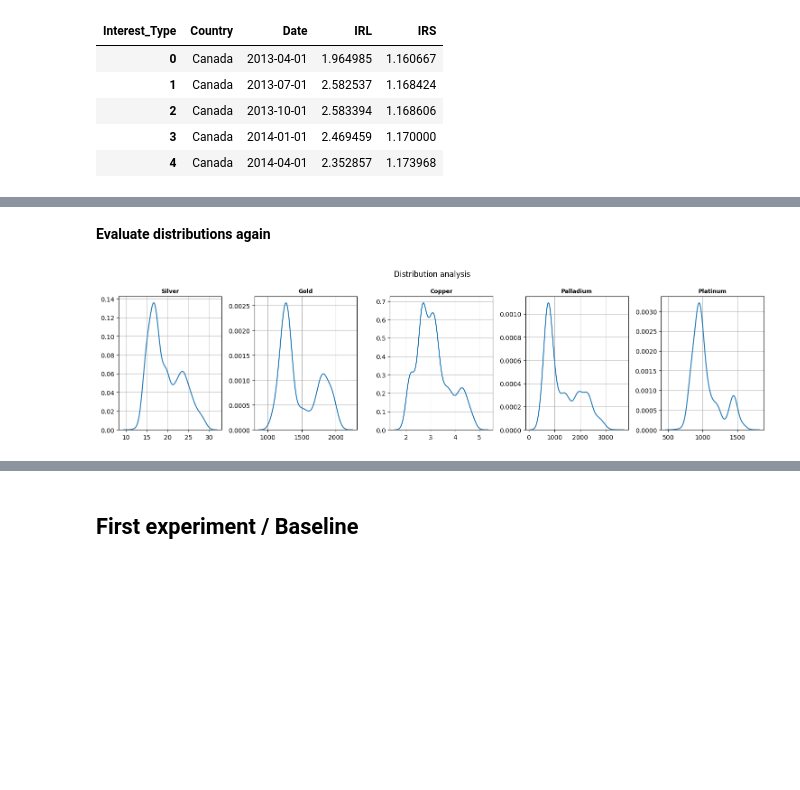
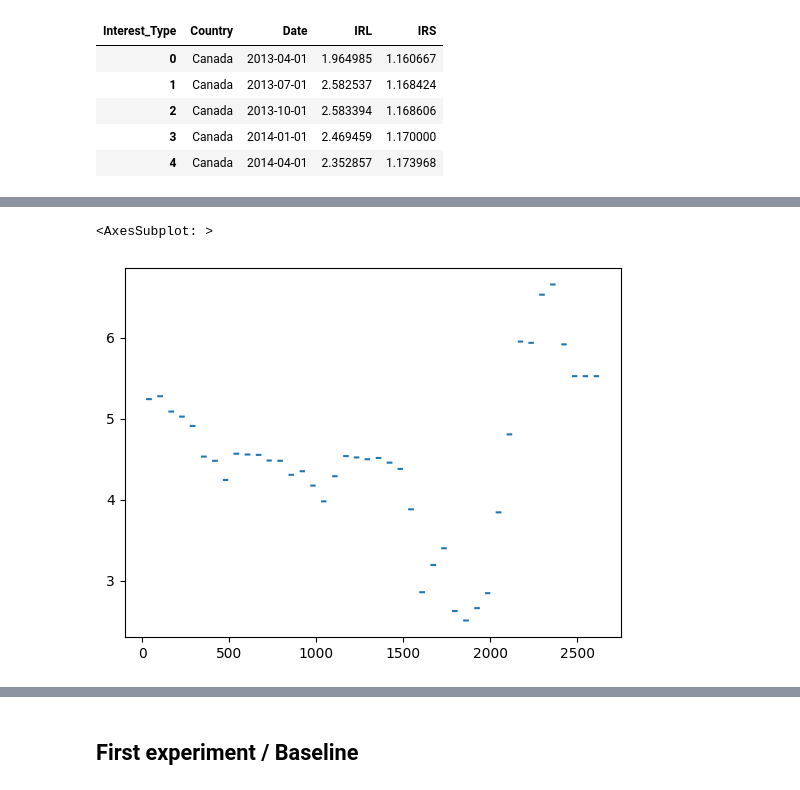
Before and after one commit to sebastiantare/silvergoldforecasting, a Jupyter notebook: Training.ipynb, the cells around one changed output, grey strips where cells are left out. Cells and saved outputs as stored; diff of their text form; code cells hidden in the pictures; blank space fills up the shorter version.

```diff
--- a/Training.ipynb
+++ b/Training.ipynb
@@ -408,18 +478,5 @@ KeyError: 'Interest'
-# %% [markdown]
-**Evaluate distributions again**
-# %%
-metals = [imputed_df_silver, imputed_df_gold, imputed_df_copper, imputed_df_palladium, imputed_df_platinum]
-metals_name = ['Silver', 'Gold', 'Copper', 'Palladium', 'Platinum']
-fig, axes = plt.subplots(1, 5, figsize = (15,4))
-
-for i, m in enumerate(metals):
-    ax = axes[i]
-    sns.kdeplot(data = m, x = 'Price', ax = ax);
-    ax.set_title(metals_name[i], fontsize = 9, fontweight= 'bold');
-    ax.grid(visible=True, which = 'both', linewidth = 0.75);
-    ax.set(xlabel = '', ylabel = '');
-plt.suptitle(f"Distribution analysis");
-plt.tight_layout();
-plt.show();
-# %% [output]
-[figure, removed]
+# %%
+merged_df['IRL_Chile'].plot()
+# %% [output]
+<AxesSubplot: >
+[figure, added]
```
Also changed, not shown: parts of 47 cells of this notebook, 18 other files.
